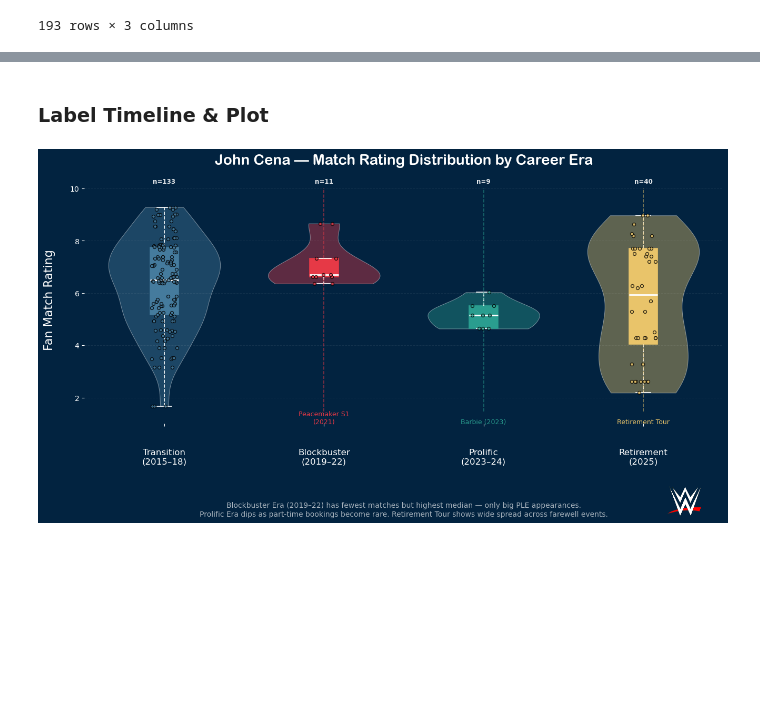
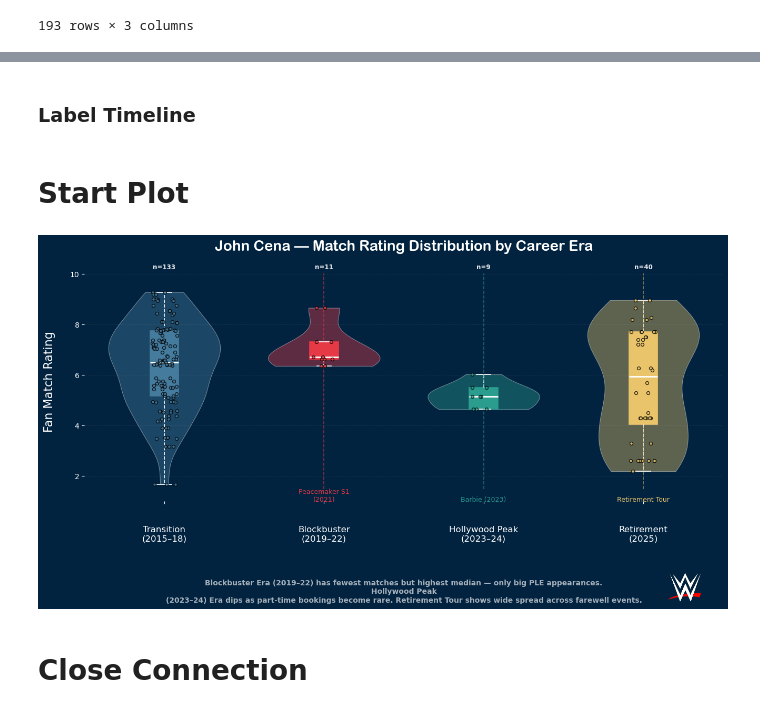
Before and after one commit to marietolteca00/WWE-database, a Jupyter notebook: notebooks/johncena_timeline.ipynb, the cells around one changed output, grey strips where cells are left out. Drawn from its saved outputs; the diff is of its cells as text; code cells hidden in the pictures; blank space fills up the shorter version.

```diff
--- a/notebooks/johncena_timeline.ipynb
+++ b/notebooks/johncena_timeline.ipynb
@@ -58,5 +74,16 @@ df
 # %% [markdown]
-### Label Timeline &  Plot
+### Label Timeline
+# %%
+# Era labeling
+def get_era(year):
+    if year <= 2018:   return "Transition to Film\n(2015–2018)"
+    elif year <= 2022: return "Blockbuster Era\n(2019–2022)"
+    elif year <= 2024: return "Prolific Era\n(2023–2024)"
+    else:              return "Retirement Tour\n(2025)"
+
+df["Era"] = df["Year"].apply(get_era)
+# %% [markdown]
+# Start Plot
 # %%
 # Manually set Timeline
 era_order = [
@@ -69,8 +96,13 @@ era_order = [
 df["Era"] = df["Year"].apply(get_era)
 
 era_data   = [df[df["Era"] == e]["CageMatchRating"].values for e in era_order]
-era_colors = ["#457b9d", "#e63946", "#2a9d8f", "#e9c46a"]
-era_labels_short = ["Transition\n(2015–18)", "Blockbuster\n(2019–22)", "Prolific\n(2023–24)", "Retirement\n(2025)"]
+
+era_colors = ["#457b9d",
+              "#e63946",
+              "#2a9d8f",
+              "#e9c46a"]
+
+era_labels_short = ["Transition\n(2015–18)", "Blockbuster\n(2019–22)", "Hollywood Peak\n(2023–24)", "Retirement\n(2025)"]
 
 bg_color = "#022340"
 
@@ -133,35 +165,39 @@ ax.set_ylim(1, 10.5)
 ax.set_title("John Cena — Match Rating Distribution by Career Era",
              color="white", fontsize=20, fontweight="bold", pad=15,
              # Set font
              #fontfamily="Hiragino Maru Gothic Pro",
              fontfamily="Arial Rounded MT Bold")
 
 
 ax.tick_params(colors="white")
 ax.spines[["top", "right", "left", "bottom"]].set_visible(False)
 ax.grid(axis="y", color="white", alpha=0.07, linestyle="--")
 
 
 # Add padding between x tick labels and annotation text
 ax.tick_params(axis="x", pad=30)  # pushes era labels down
 
 
 
 # Hollywood note
 ax.set_xlabel(
     "Blockbuster Era (2019–22) has fewest matches but highest median — only big PLE appearances.\n"
-    "Prolific Era dips as part-time bookings become rare. Retirement Tour shows wide spread across farewell events.",
-    color="white", fontsize=10, alpha=0.65, labelpad=50
+    "Hollywood Peak\n(2023–24) Era dips as part-time bookings become rare. Retirement Tour shows wide spread across farewell events.",
+    color="white", fontsize=10, alpha=0.65, labelpad=50, fontweight="bold"
 )
 
 
 # Add LOGO
-logo = imread("WWE-logo.png")
+logo = imread('../images/WWE-logo.png')
 logo_ax = fig.add_axes([0.90, -0.15, 0.08, 0.4])  # [left, bottom, width, height]
 logo_ax.imshow(logo)
 logo_ax.axis("off")
-plt.savefig('johncena_timeline.png', dpi=150)
+
+# Save Plot
+plt.savefig('../images/johncena_timeline.png', dpi=150)
 
 plt.show()
 # %% [output]
-[figure, old version]
+[figure, new version]
+# %% [markdown]
+# Close Connection
```
Also changed, not shown: parts of 2 cells of this notebook, 6 other files.
